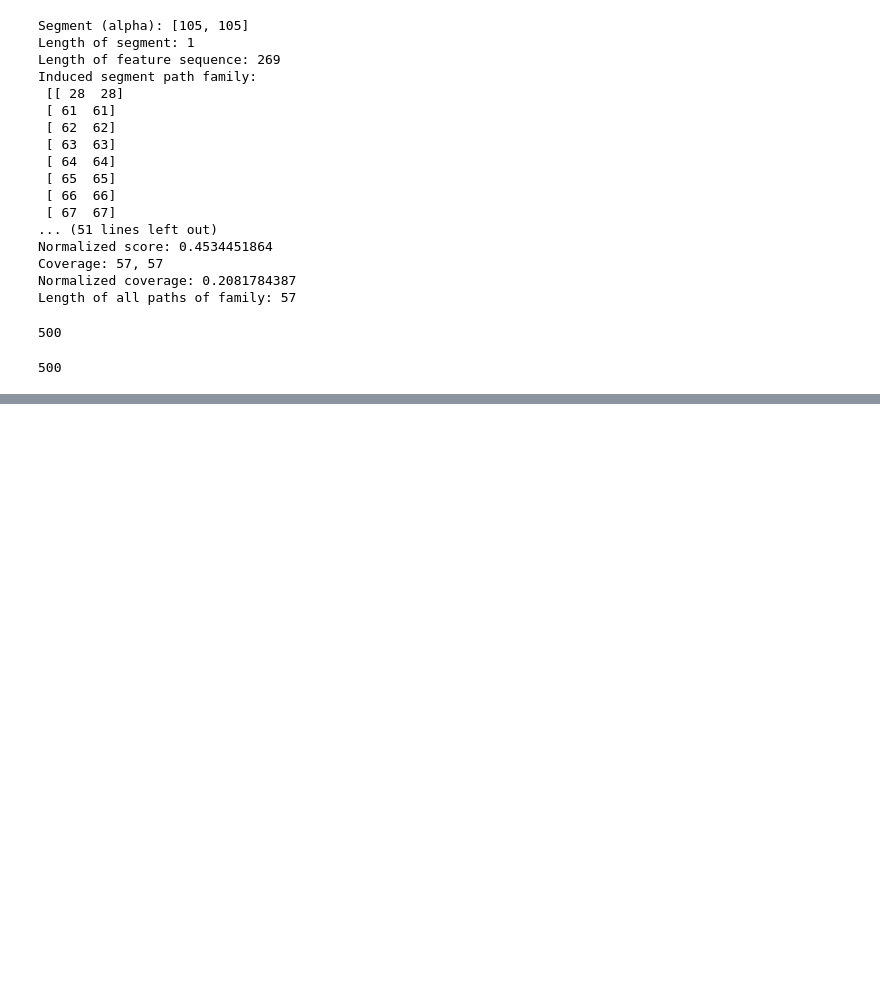
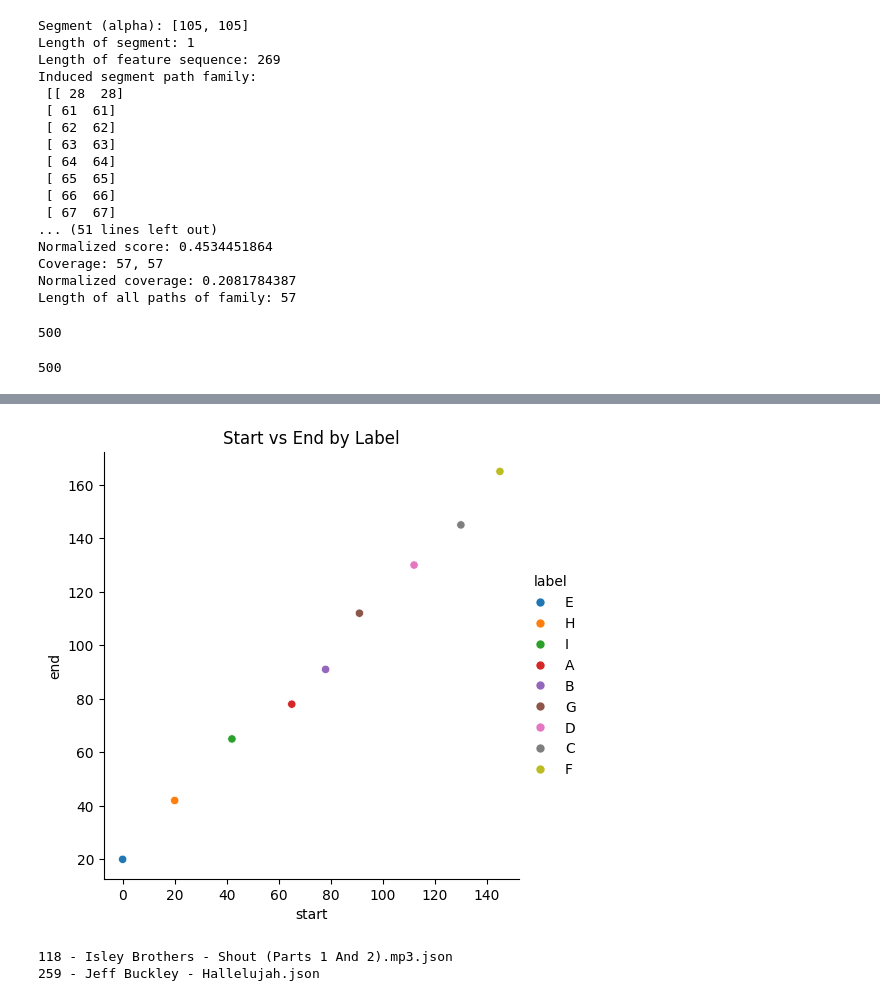
Before and after one commit to Dazzid/Boomy_MIR, a Jupyter notebook: src/structure.ipynb, the cells around one changed output, grey strips where cells are left out. Saved outputs shown, nothing was run; the diff lists cells and outputs as text; code cells hidden in the pictures; blank space fills up the shorter version.

```diff
--- a/src/structure.ipynb
+++ b/src/structure.ipynb
@@ -685,3 +671,45 @@ Passing `palette` without assigning `hue` is deprecated and will be removed in v
+# %%
+
+# Example dataset
+# Function to load data from a folder and return as a DataFrame
+def load_data(folder_path):
+
+    # Loop over each file in the directory
+    for filename in os.listdir(folder_path):
+        if filename.endswith('.json'):  # Check if the file is a JSON file
+            file_path = os.path.join(folder_path, filename)
+            with open(file_path, 'r') as file:
+                data = json.load(file)
+                # Append the count of objects in the current file to the list
+    df = pd.DataFrame(data)
+    return df
+
+data = load_data('../data/RS500')
+# Now, plot using sns.relplot()
+# Assuming you want to plot 'start' vs 'end' with hue based on 'label'
+sns.relplot(data=data, x="start", y="end", hue="label", kind="scatter")
+
+# Adjust more parameters as needed
+plt.title("Start vs End by Label")
+plt.show()
+# %% [output]
+[figure, added]
+# %%
+import os
+import json
+import pandas as pd
+import matplotlib.pyplot as plt
+import seaborn as sns
+
+for file in os.listdir('../data/RS500'):
+    if file.endswith('.json'):
+        with open('../data/RS500/' + file, 'r') as f:
+            data = json.load(f)
+            if len(data) > 8:
+                print(file)
+# %% [output]
+118 - Isley Brothers - Shout (Parts 1 And 2).mp3.json
+259 - Jeff Buckley - Hallelujah.json
 # %%
 #Approach 2
 # from tqdm import tqdm
```
Also changed, not shown: parts of 9 cells of this notebook.
